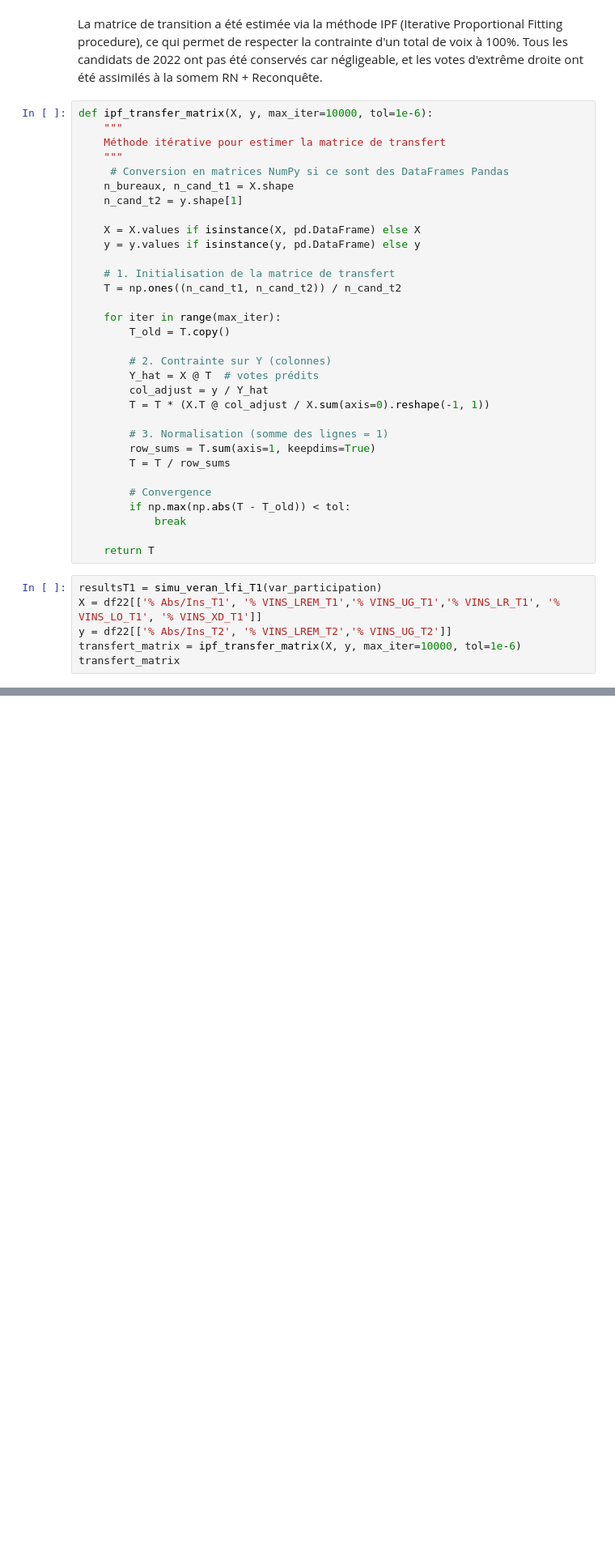
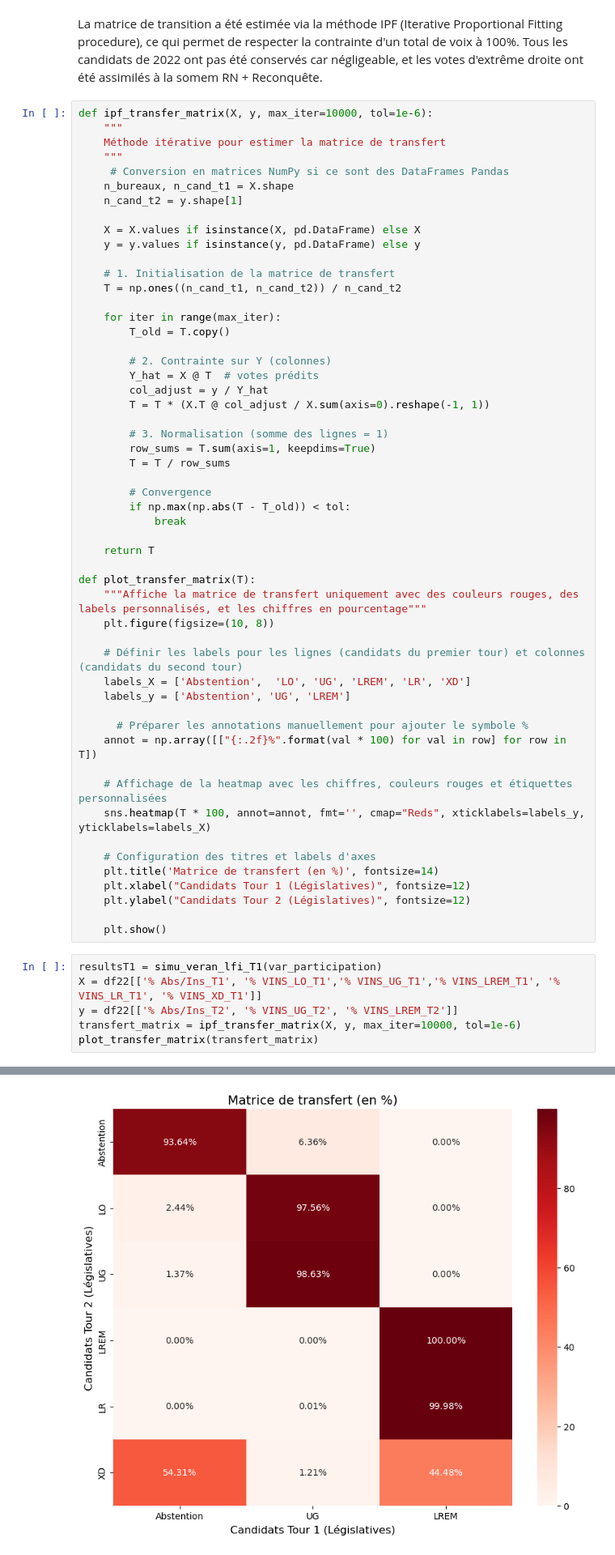
Before and after one commit to jmeynent/Circo381Analyse, a Jupyter notebook: Analyse.ipynb, the cells around one changed output, grey strips where cells are left out. Shown at 81% size. Saved outputs shown, nothing was run; the diff lists cells and outputs as text; blank space fills up the shorter version.

```diff
--- a/Analyse.ipynb
+++ b/Analyse.ipynb
@@ -2155,10 +1972,31 @@ def ipf_transfer_matrix(X, y, max_iter=10000, tol=1e-6):
             break
 
     return T
+
+def plot_transfer_matrix(T):
+    """Affiche la matrice de transfert uniquement avec des couleurs rouges, des labels personnalisés, et les chiffres en pourcentage"""
+    plt.figure(figsize=(10, 8))
+
+    # Définir les labels pour les lignes (candidats du premier tour) et colonnes (candidats du second tour)
+    labels_X = ['Abstention',  'LO', 'UG', 'LREM', 'LR', 'XD']
+    labels_y = ['Abstention', 'UG', 'LREM']
+
+      # Préparer les annotations manuellement pour ajouter le symbole %
+    annot = np.array([["{:.2f}%".format(val * 100) for val in row] for row in T])
+
+    # Affichage de la heatmap avec les chiffres, couleurs rouges et étiquettes personnalisées
+    sns.heatmap(T * 100, annot=annot, fmt='', cmap="Reds", xticklabels=labels_y, yticklabels=labels_X)
+
+    # Configuration des titres et labels d'axes
+    plt.title('Matrice de transfert (en %)', fontsize=14)
+    plt.xlabel("Candidats Tour 1 (Législatives)", fontsize=12)
+    plt.ylabel("Candidats Tour 2 (Législatives)", fontsize=12)
+
+    plt.show()
 # %%
 resultsT1 = simu_veran_lfi_T1(var_participation)
-X = df22[['% Abs/Ins_T1', '% VINS_LREM_T1','% VINS_UG_T1','% VINS_LR_T1', '% VINS_LO_T1', '% VINS_XD_T1']]
-y = df22[['% Abs/Ins_T2', '% VINS_LREM_T2','% VINS_UG_T2']]
+X = df22[['% Abs/Ins_T1', '% VINS_LO_T1','% VINS_UG_T1','% VINS_LREM_T1', '% VINS_LR_T1', '% VINS_XD_T1']]
+y = df22[['% Abs/Ins_T2', '% VINS_UG_T2', '% VINS_LREM_T2']]
 transfert_matrix = ipf_transfer_matrix(X, y, max_iter=10000, tol=1e-6)
-transfert_matrix
+plot_transfer_matrix(transfert_matrix)
 # %% [output]
@@ -2171,3 +2003,4 @@ array([[9.36355959e-01, 4.94175917e-10, 6.36440409e-02],
+[figure, added]
 # %%
 resultsT1['% Abs'] = (1 -  resultsT1['% Exprimés']) / 100
 to_product = resultsT1[['% Abs', '% VINSC_LREM', '% VINSC_UG', '% VINSC_LR', '% VINSC_LO','% VINSC_UXD']]
```
Also changed, not shown: parts of 18 cells of this notebook, 1 other file.
